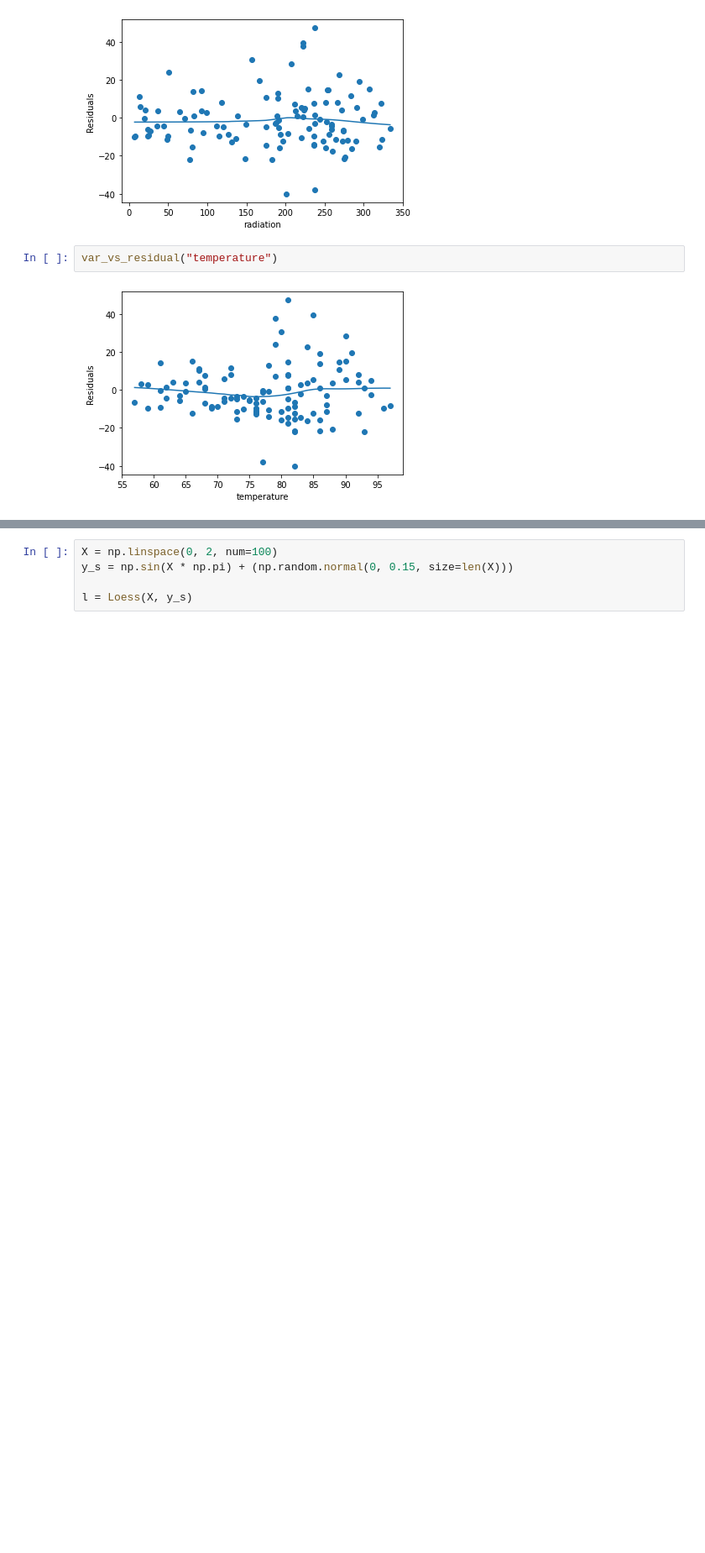
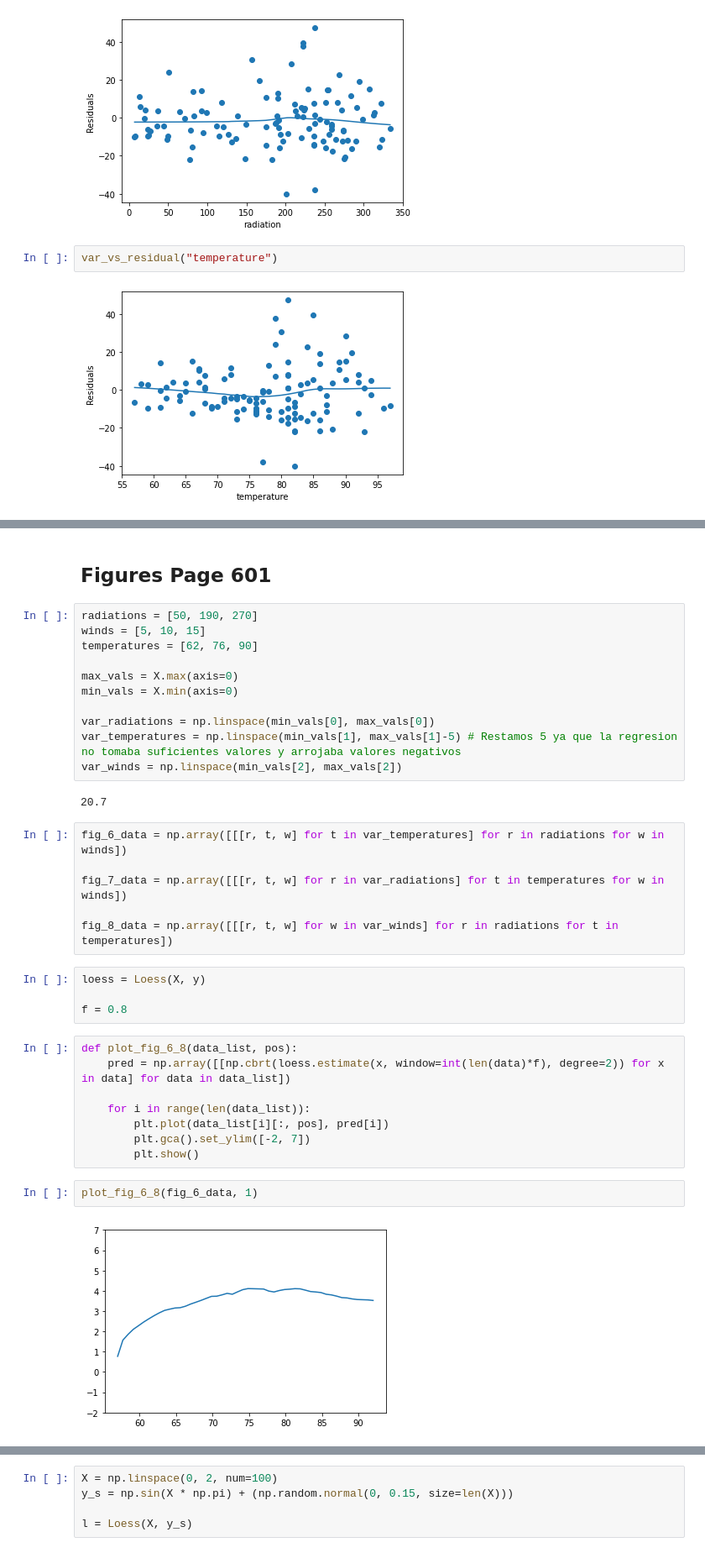
Before and after one commit to pablolp99/mn-tp3, a Jupyter notebook: notebooks/Other.ipynb, the cells around one changed output, grey strips where cells are left out. Shown at 84% size. Saved outputs shown, nothing was run; the diff lists cells and outputs as text; blank space fills up the shorter version.

```diff
--- a/notebooks/Other.ipynb
+++ b/notebooks/Other.ipynb
@@ -91,2 +94,39 @@ var_vs_residual("wind")
 # %% [output]
 [figure]
+# %% [markdown]
+## Figures Page 601
+# %%
+radiations = [50, 190, 270]
+winds = [5, 10, 15]
+temperatures = [62, 76, 90]
+
+max_vals = X.max(axis=0)
+min_vals = X.min(axis=0)
+
+var_radiations = np.linspace(min_vals[0], max_vals[0])
+var_temperatures = np.linspace(min_vals[1], max_vals[1]-5) # Restamos 5 ya que la regresion no tomaba suficientes valores y arrojaba valores negativos
+var_winds = np.linspace(min_vals[2], max_vals[2])
+# %% [output]
+20.7
+# %%
+fig_6_data = np.array([[[r, t, w] for t in var_temperatures] for r in radiations for w in winds])
+
+fig_7_data = np.array([[[r, t, w] for r in var_radiations] for t in temperatures for w in winds])
+
+fig_8_data = np.array([[[r, t, w] for w in var_winds] for r in radiations for t in temperatures])
+# %%
+loess = Loess(X, y)
+
+f = 0.8
+# %%
+def plot_fig_6_8(data_list, pos):
+    pred = np.array([[np.cbrt(loess.estimate(x, window=int(len(data)*f), degree=2)) for x in data] for data in data_list])
+
+    for i in range(len(data_list)):
+        plt.plot(data_list[i][:, pos], pred[i])
+        plt.gca().set_ylim([-2, 7])
+        plt.show()
+# %%
+plot_fig_6_8(fig_6_data, 1)
+# %% [output]
+[figure, added]
```
Also changed, not shown: parts of 7 cells of this notebook, 1 other file.
